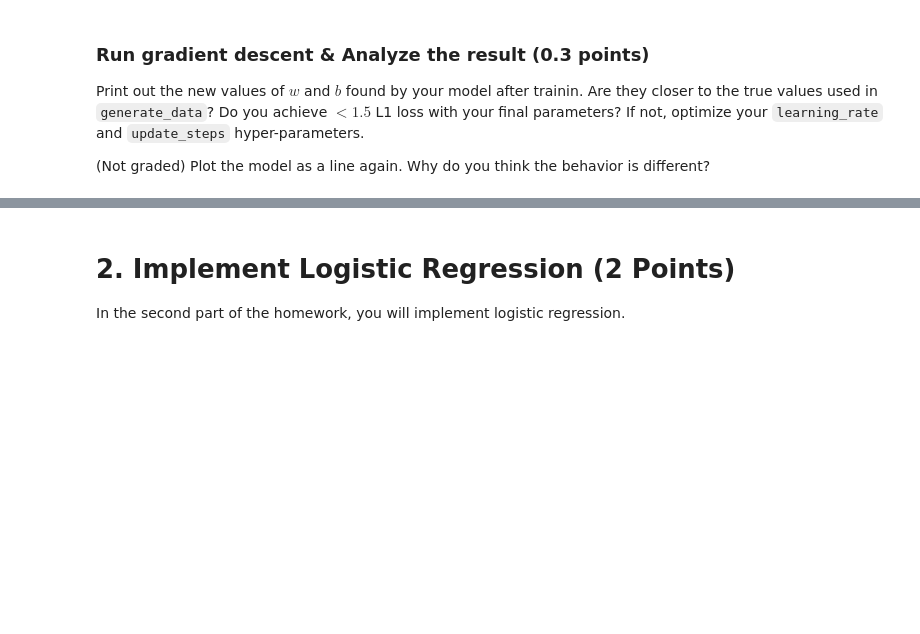
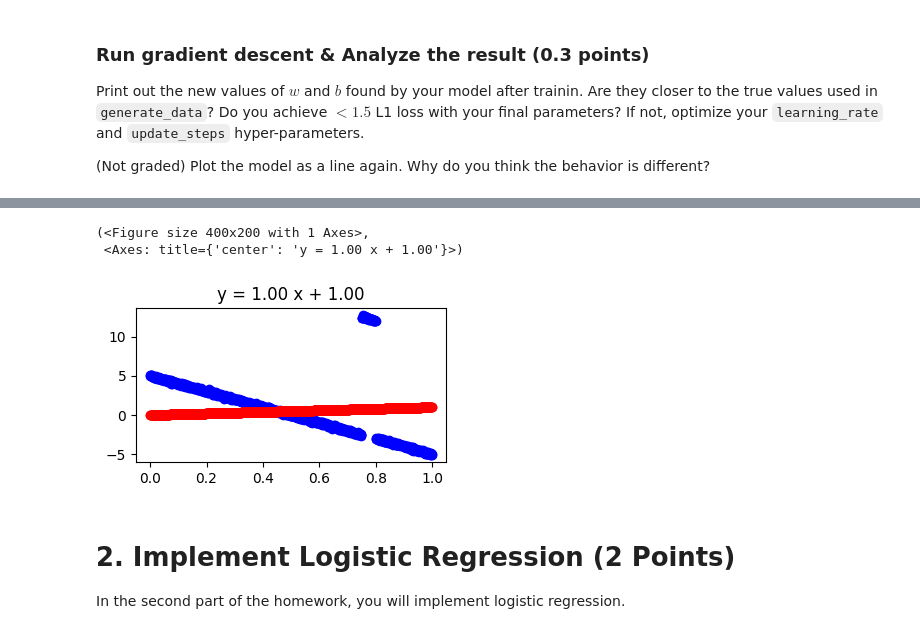
Before and after one commit to mihirsha/CSC-2516, a Jupyter notebook: Fall25_HW1_Regression.ipynb, the cells around one changed output, grey strips where cells are left out. Cells and saved outputs as stored; diff of their text form; code cells hidden in the pictures; blank space fills up the shorter version.

```diff
--- a/Fall25_HW1_Regression.ipynb
+++ b/Fall25_HW1_Regression.ipynb
@@ -219,7 +225,7 @@ def robust_lr_model(weight: float, bias: float, inputs: np.array) -> np.array:
     ## TODO: Implement linear model: y = weight * x + bias (Eq. 1)
     ## Hint: linear regression model
     ## Your Code, 0.05 points
-    res = ...
+    res = weight * inputs + bias
     ##########################################
     return res
 
@@ -227,7 +233,8 @@ def robust_lr_loss(weight: float, bias: float, inputs: np.array, targets: np.arr
     ##########################################
     ## TODO: Implement L1 loss
     ## Your Code, 0.2 points
-    res = ...
+    pred = robust_lr_model(weight, bias, inputs)
+    res = np.sign(pred - targets) / len(targets)
     ##########################################
     return res
 
@@ -236,7 +243,8 @@ def robust_lr_dloss_dmodel(weight: float, bias: float, inputs: np.array, targets
     ## TODO: Implement the derivative of the L1 loss function
     ## with respect to the model output
     ## Your Code, 0.2 points
-    res = ...
+    pred = robust_lr_model(weight, bias, inputs)
+    res = np.sign(pred - targets) / len(targets)
     ##########################################
     return res
 
@@ -246,7 +254,8 @@ def robust_lr_weight_update(weight: float, bias: float, inputs: np.array, target
     ## We will use this function to update the weights in `train_robust_linear_regression` function (see below):
     # new_weight = weight - learning_rate*robust_lr_weight_update(weight, bias, inputs, targets)
     ## Your Code, 0.15 points
-    res = ...
+    dL_dy = robust_lr_dloss_dmodel(weight, bias, inputs, targets)
+    res = np.mean(dL_dy * inputs)
     ##########################################
     return res
 
@@ -256,7 +265,8 @@ def robust_lr_bias_update(weight: float, bias: float, inputs: np.array, targets:
     ## We will use this function to update the biases in `train_robust_linear_regression` function (see below):
     # new_bias = bias - learning_rate*robust_lr_bias_update(weight, bias, inputs, targets)
     ## Your Code, 0.1 points
-    res = ...
+    dL_dy = robust_lr_dloss_dmodel(weight, bias, inputs, targets)
+    res = np.mean(dL_dy)
     ##########################################
     return res
 
@@ -293,22 +323,32 @@ plt.ylabel("Loss")
 # %%
 def plot_robust_lr_model_prediction(x, y):
   fig, ax = plt.subplots(figsize=(4, 2))
   ##########################################
   ## TODO: Create a scatter plot of the data
   # (0 points)
   ## Your Code
 
   ## TODO: Create a scatter plot of the predicted values (by the robust_lr model)
   # (0 points)
   ## Your Code
 
+  # Scatter plot of true data
+  ax.scatter(x, y, color='blue', label='True data')
+
+  # Scatter plot of robust model predictions
+  y_pred = robust_lr_new_weight * x + robust_lr_new_bias
+  ax.scatter(x, y_pred, color='red', label='Robust LR Predictions')
   ##########################################
 
   ax.set_title(f"y = {robust_lr_new_weight:.2f} x + {robust_lr_new_weight:.2f}")
 
   return fig, ax
 
 plot_robust_lr_model_prediction(inputs,targets)
+# %% [output]
+(<Figure size 400x200 with 1 Axes>,
+ <Axes: title={'center': 'y = 1.00 x + 1.00'}>)
+[figure, added]
 # %% [markdown]
 # 2. Implement Logistic Regression (2 Points)
 In the second part of the homework, you will implement logistic regression.
```
Also changed, not shown: parts of 4 cells of this notebook.
